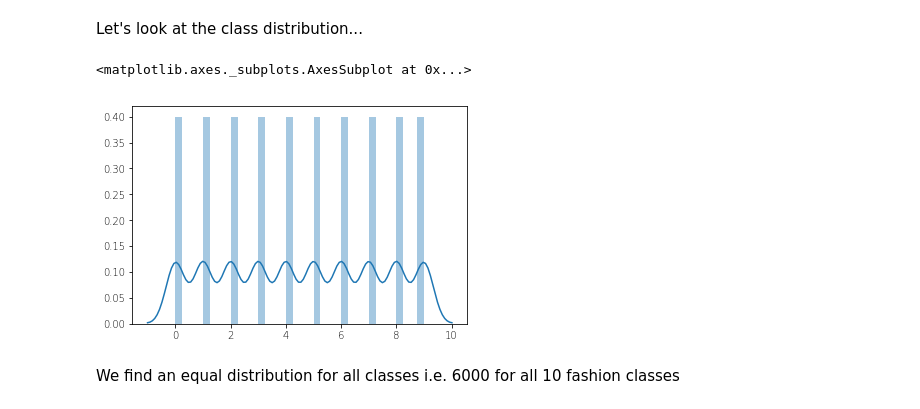
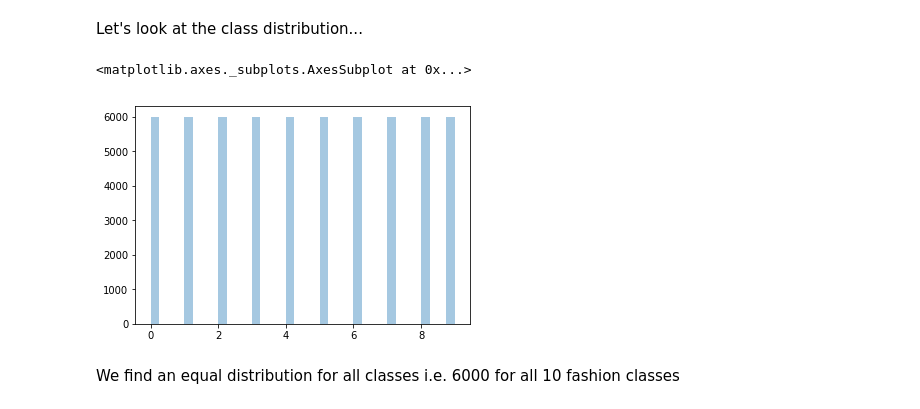
Before and after one commit to AmanDaVinci/DeepLabs, a Jupyter notebook: notebooks/Transfer Learning on Fashion MNIST.ipynb, the cells around one changed output. Drawn from its saved outputs; the diff is of its cells as text; code cells hidden in the pictures.

```diff
--- a/notebooks/Transfer Learning on Fashion MNIST.ipynb
+++ b/notebooks/Transfer Learning on Fashion MNIST.ipynb
@@ -63,10 +64,10 @@ test = torchvision.datasets.FashionMNIST(DATAPATH,
 # %% [markdown]
 Let's look at the class distribution...
 # %%
-sns.distplot(data.train_labels)
+sns.distplot(data.train_labels,kde=False)
 # %% [output]
 <matplotlib.axes._subplots.AxesSubplot at 0x...>
-[figure, old version]
+[figure, new version]
 # %% [markdown]
 We find an equal distribution for all classes i.e. 6000 for all 10 fashion classes
 # %% [markdown]
```
Also changed, not shown: parts of 35 cells of this notebook.
